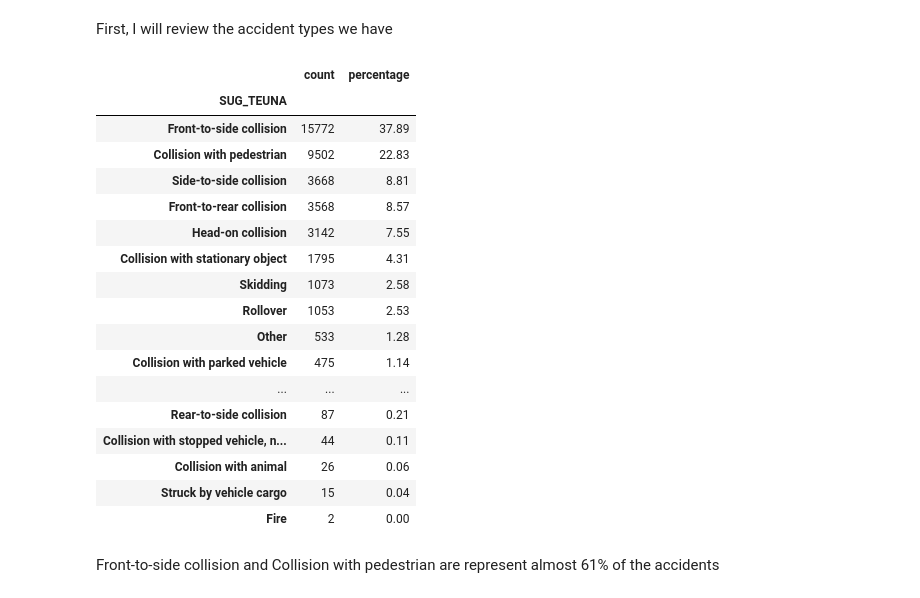
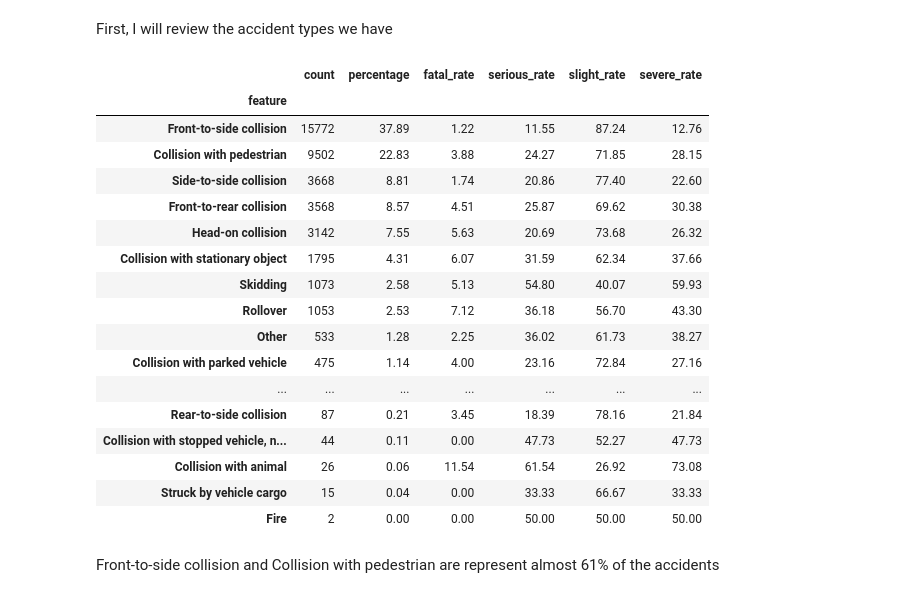
Before and after one commit to DavidCo1/israel-road-accident-severity-ml, a Jupyter notebook: notebooks/01_eda.ipynb, the cells around one changed output. Saved outputs shown, nothing was run; the diff lists cells and outputs as text; code cells hidden in the pictures.

```diff
--- a/notebooks/01_eda.ipynb
+++ b/notebooks/01_eda.ipynb
@@ -637,8 +646,19 @@ Validates that all coded values in a feature have a corresponding entry in `VALU
 This helps detect missing or incomplete label mappings before running the EDA.
 # %%
 def validate_value_labels(df, feature):
+    if feature not in df.columns:
+        raise KeyError(
+            f"Column {feature!r} was not found in the DataFrame."
+        )
+
+    mapping = VALUE_LABELS.get(feature)
+
+    # Derived/readable features do not require mapping validation
+    if mapping is None:
+        return
+
     raw_values = set(df[feature].dropna().unique())
-    mapped_values = set(VALUE_LABELS[feature].keys())
+    mapped_values = set(mapping.keys())
 
     unmapped = raw_values - mapped_values
 
@@ -649 +677,31 @@ def validate_value_labels(df, feature):
+# %%
+def _prepare_feature_data(
+    df,
+    feature,
+    exclude_values=None
+):
+    if feature not in df.columns:
+        raise KeyError(
+            f"Column {feature!r} was not found in the DataFrame."
+        )
+
+    exclude_values = exclude_values or []
+
+    data = df[
+        ~df[feature].isin(exclude_values)
+    ].copy()
+
+    validate_value_labels(data, feature)
+
+    mapping = VALUE_LABELS.get(feature)
+
+    if mapping is not None:
+        labels = data[feature].map(mapping)
+    else:
+        # Derived features already contain readable labels
+        labels = data[feature].copy()
+
+    labels = labels.fillna("[Missing]")
+
+    return data, labels
 # %% [markdown]
@@ -848,26 +938,26 @@ a sufficient evaluation metric. Macro F1 and per-class precision/recall will be
 # %% [markdown]
 First, I will review the accident types we have
 # %%
-feature_distribution(train_df, "SUG_TEUNA")
+feature_summary(train_df, "SUG_TEUNA")
 # %% [output]
-|  | count | percentage |
-| SUG_TEUNA |  |  |
-| Front-to-side collision | 15772 | 37.89 |
-| Collision with pedestrian | 9502 | 22.83 |
-| Side-to-side collision | 3668 | 8.81 |
-| Front-to-rear collision | 3568 | 8.57 |
-| Head-on collision | 3142 | 7.55 |
-| Collision with stationary object | 1795 | 4.31 |
-| Skidding | 1073 | 2.58 |
-| Rollover | 1053 | 2.53 |
-| Other | 533 | 1.28 |
-| Collision with parked vehicle | 475 | 1.14 |
-| ... | ... | ... |
-| Rear-to-side collision | 87 | 0.21 |
-| Collision with stopped vehicle, n... | 44 | 0.11 |
-| Collision with animal | 26 | 0.06 |
-| Struck by vehicle cargo | 15 | 0.04 |
-| Fire | 2 | 0.00 |
+|  | count | percentage | fatal_rate | serious_rate | slight_rate | severe_rate |
+| feature |  |  |  |  |  |  |
+| Front-to-side collision | 15772 | 37.89 | 1.22 | 11.55 | 87.24 | 12.76 |
+| Collision with pedestrian | 9502 | 22.83 | 3.88 | 24.27 | 71.85 | 28.15 |
+| Side-to-side collision | 3668 | 8.81 | 1.74 | 20.86 | 77.40 | 22.60 |
+| Front-to-rear collision | 3568 | 8.57 | 4.51 | 25.87 | 69.62 | 30.38 |
+| Head-on collision | 3142 | 7.55 | 5.63 | 20.69 | 73.68 | 26.32 |
+| Collision with stationary object | 1795 | 4.31 | 6.07 | 31.59 | 62.34 | 37.66 |
+| Skidding | 1073 | 2.58 | 5.13 | 54.80 | 40.07 | 59.93 |
+| Rollover | 1053 | 2.53 | 7.12 | 36.18 | 56.70 | 43.30 |
+| Other | 533 | 1.28 | 2.25 | 36.02 | 61.73 | 38.27 |
+| Collision with parked vehicle | 475 | 1.14 | 4.00 | 23.16 | 72.84 | 27.16 |
+| ... | ... | ... | ... | ... | ... | ... |
+| Rear-to-side collision | 87 | 0.21 | 3.45 | 18.39 | 78.16 | 21.84 |
+| Collision with stopped vehicle, n... | 44 | 0.11 | 0.00 | 47.73 | 52.27 | 47.73 |
+| Collision with animal | 26 | 0.06 | 11.54 | 61.54 | 26.92 | 73.08 |
+| Struck by vehicle cargo | 15 | 0.04 | 0.00 | 33.33 | 66.67 | 33.33 |
+| Fire | 2 | 0.00 | 0.00 | 50.00 | 50.00 | 50.00 |
 # %% [markdown]
 Front-to-side collision and Collision with pedestrian are represent almost 61% of the accidents
 # %%
```
Also changed, not shown: parts of 85 cells of this notebook.
